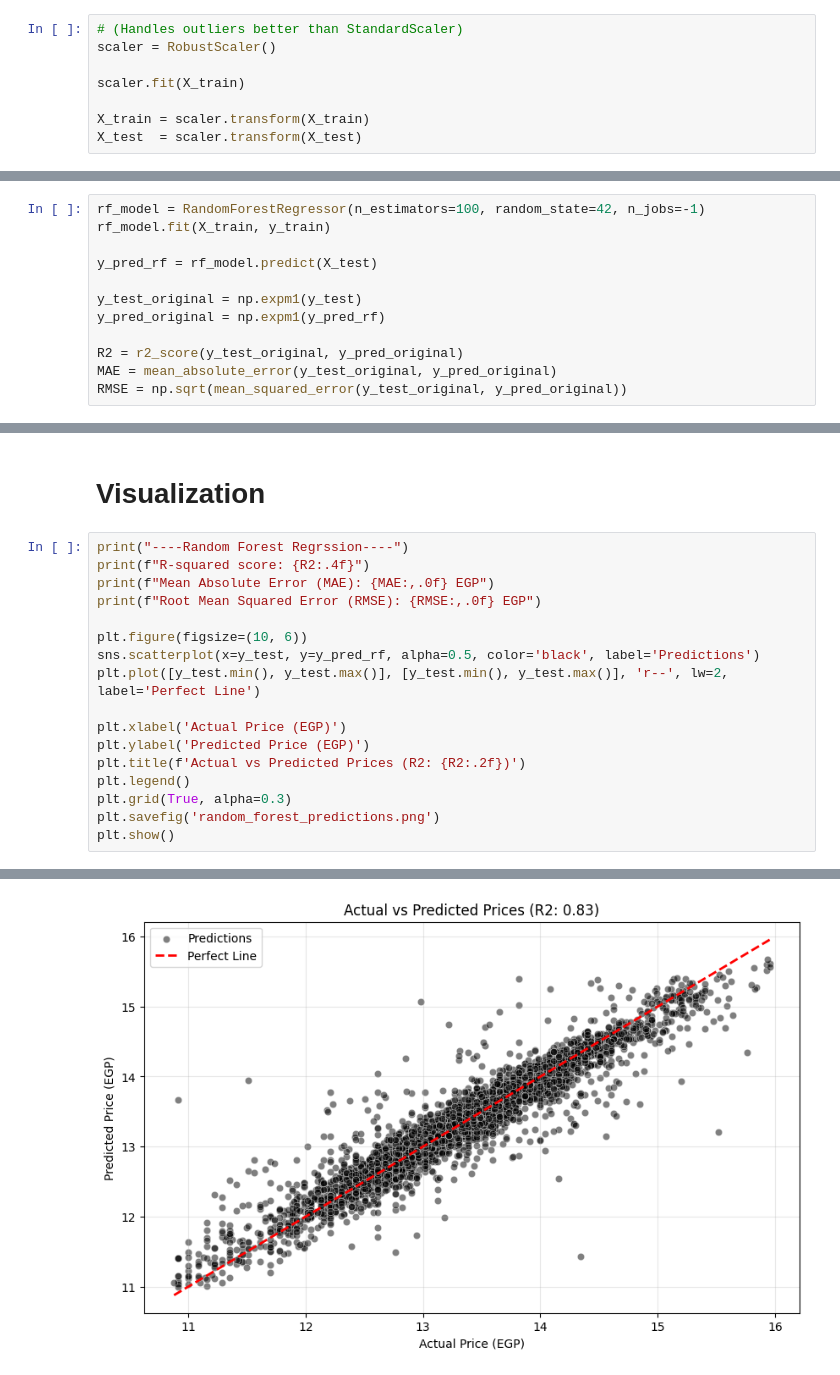
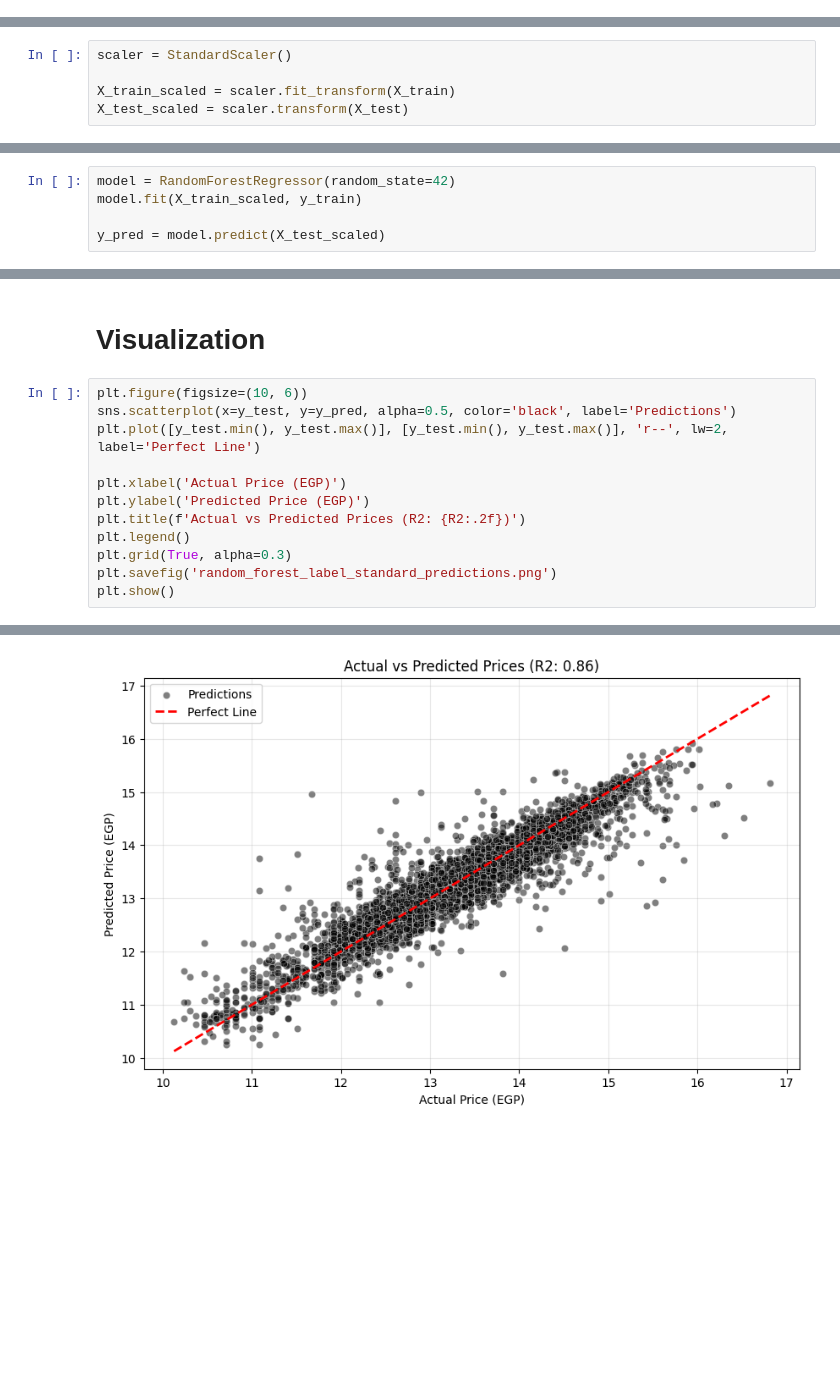
Before and after one commit to Ahmad-Tharwat07/Data-Mining-College-Project, a Jupyter notebook: Regression/Regression_Model.ipynb, the cells around one changed output, grey strips where cells are left out. Cells and saved outputs as stored; diff of their text form; blank space fills up the shorter version.

```diff
--- a/Regression/Regression_Model.ipynb
+++ b/Regression/Regression_Model.ipynb
@@ -356,8 +305,0 @@ Used `RobustScaler` because Mileage column was skewed.
-# %%
-# (Handles outliers better than StandardScaler)
-scaler = RobustScaler()
-
-scaler.fit(X_train)
-
-X_train = scaler.transform(X_train)
-X_test  = scaler.transform(X_test)
@@ -380,14 +306,12 @@ array([[ 1.        ,  0.        ,  0.        , ...,  1.        ,
+# %%
+scaler = StandardScaler()
+
+X_train_scaled = scaler.fit_transform(X_train)
+X_test_scaled = scaler.transform(X_test)
 # %% [markdown]
 # Random Forest Regression
-# %%
-rf_model = RandomForestRegressor(n_estimators=100, random_state=42, n_jobs=-1)
-rf_model.fit(X_train, y_train)
-
-y_pred_rf = rf_model.predict(X_test)
-
-y_test_original = np.expm1(y_test)
-y_pred_original = np.expm1(y_pred_rf)
-
-R2 = r2_score(y_test_original, y_pred_original)
-MAE = mean_absolute_error(y_test_original, y_pred_original)
-RMSE = np.sqrt(mean_squared_error(y_test_original, y_pred_original))
+# %%
+model = RandomForestRegressor(random_state=42)
+model.fit(X_train_scaled, y_train)
+
+y_pred = model.predict(X_test_scaled)
@@ -394,13 +330,8 @@ RMSE = np.sqrt(mean_squared_error(y_test_original, y_pred_original))
 # %% [markdown]
 # Visualization
 # %%
-print("----Random Forest Regrssion----")
-print(f"R-squared score: {R2:.4f}")
-print(f"Mean Absolute Error (MAE): {MAE:,.0f} EGP")
-print(f"Root Mean Squared Error (RMSE): {RMSE:,.0f} EGP")
-
 plt.figure(figsize=(10, 6))
-sns.scatterplot(x=y_test, y=y_pred_rf, alpha=0.5, color='black', label='Predictions')
+sns.scatterplot(x=y_test, y=y_pred, alpha=0.5, color='black', label='Predictions')
 plt.plot([y_test.min(), y_test.max()], [y_test.min(), y_test.max()], 'r--', lw=2, label='Perfect Line')
 
 plt.xlabel('Actual Price (EGP)')
@@ -408,6 +339,6 @@ plt.ylabel('Predicted Price (EGP)')
 plt.title(f'Actual vs Predicted Prices (R2: {R2:.2f})')
 plt.legend()
 plt.grid(True, alpha=0.3)
-plt.savefig('random_forest_predictions.png')
+plt.savefig('random_forest_label_standard_predictions.png')
 plt.show()
 # %% [output]
@@ -418 +345 @@ Root Mean Squared Error (RMSE): 348,532 EGP
-[figure, old version]
+[figure, new version]
```
Also changed, not shown: parts of 40 cells of this notebook.
